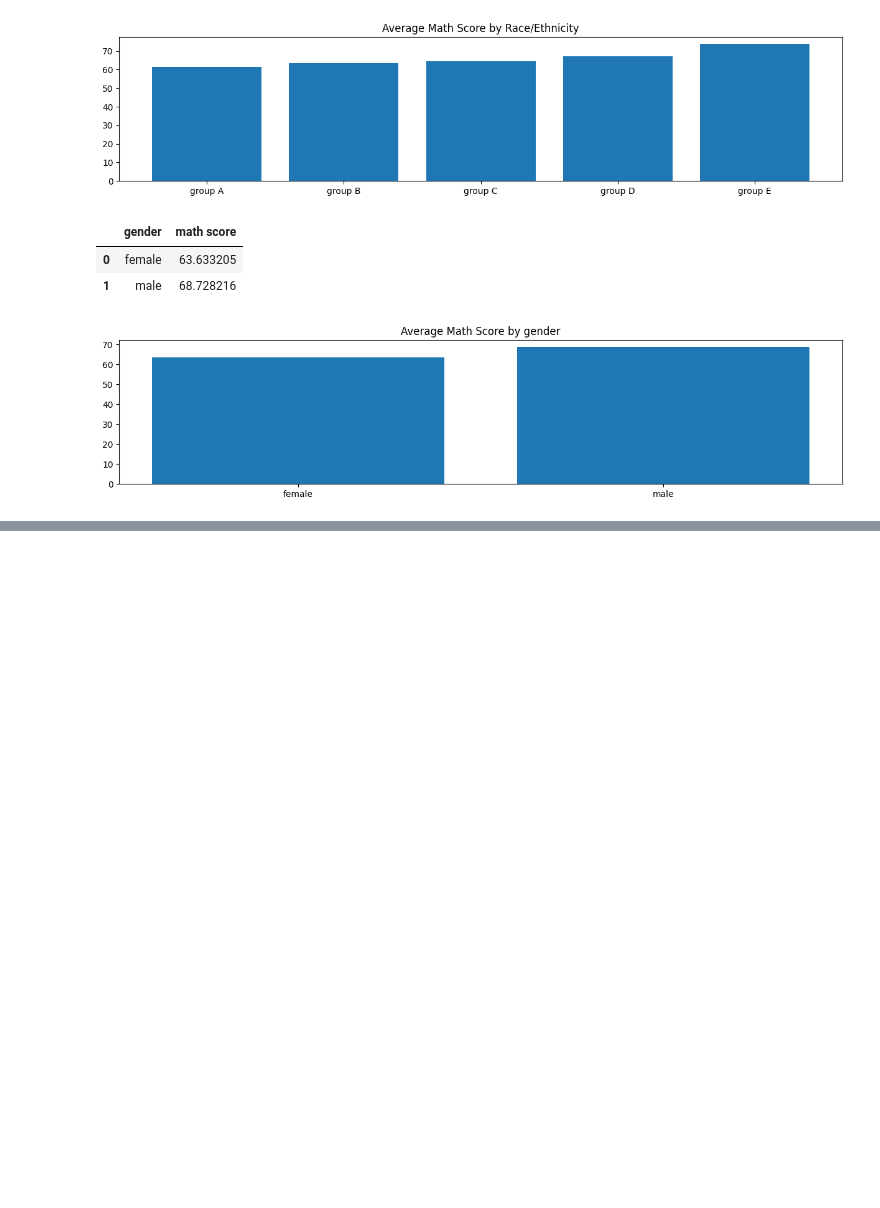
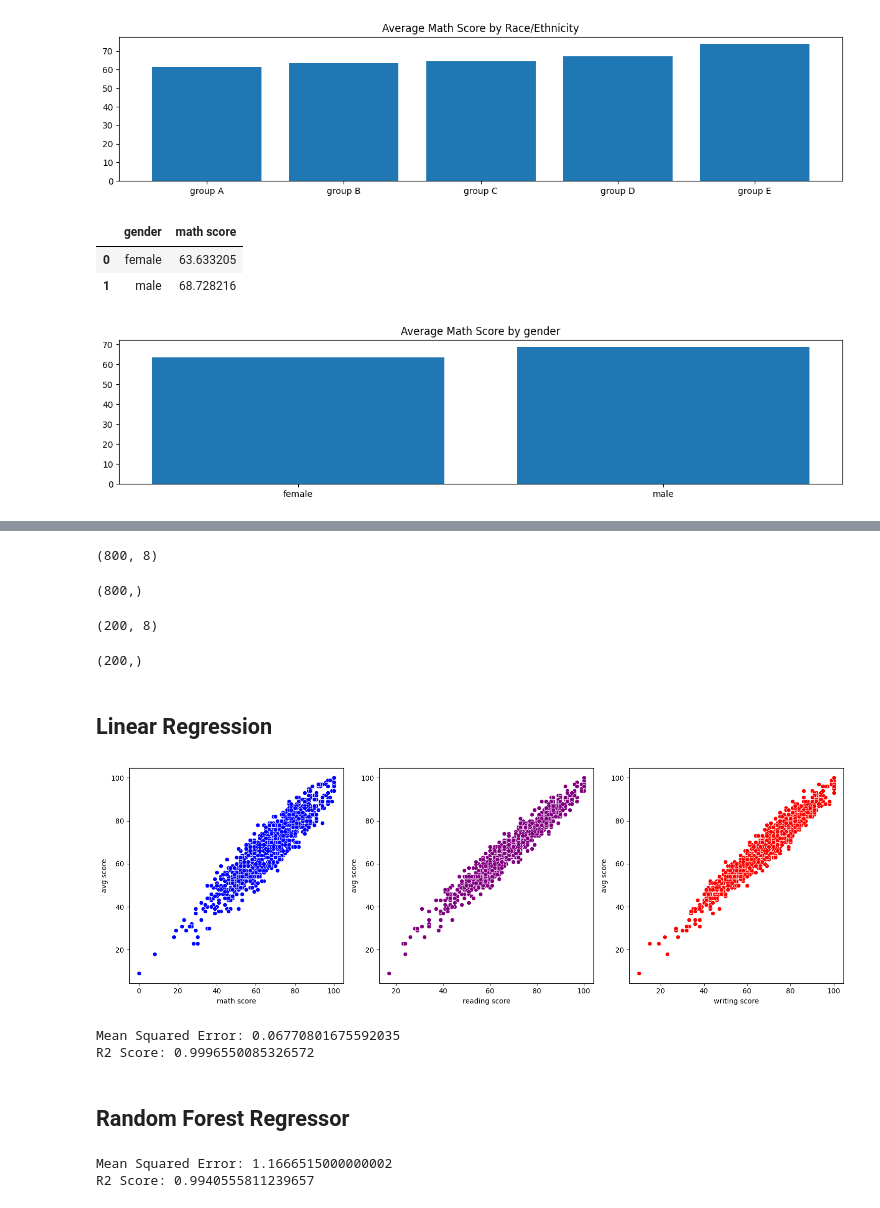
Before and after one commit to Ismail-2022/Recall_EDA, a Jupyter notebook: Recall_EDA.ipynb, the cells around one changed output, grey strips where cells are left out. Cells and saved outputs as stored; diff of their text form; code cells hidden in the pictures; blank space fills up the shorter version.

```diff
--- a/Recall_EDA.ipynb
+++ b/Recall_EDA.ipynb
@@ -324,0 +371,4 @@ plt.show()
+# %%
+# creating new col of avg score for student
+student_df["avg score"] = student_df[['math score','writing score','reading score']].mean(axis=1).astype(int)
+student_df[['math score','writing score','reading score','avg score']].head()
@@ -324,0 +382,3 @@ plt.show()
+# %%
+# adding another col - Grade
+student_df["grade"] = pd.cut(student_df['avg score'],bins=[0,60,70,80,90,100],labels=['F','D','C','B','A'])
@@ -324,0 +412,9 @@ plt.show()
+# %%
+from sklearn.preprocessing import LabelEncoder
+
+le = LabelEncoder()
+
+df_cols = ["gender","race/ethnicity","parental level of education","lunch","test preparation course" ]
+
+for col in df_cols:
+    student_df[col] = le.fit_transform(student_df[col])
@@ -324,0 +472,28 @@ plt.show()
+# %%
+x_train.shape
+# %% [output]
+(800, 8)
+# %%
+y_train.shape
+# %% [output]
+(800,)
+# %%
+x_test.shape
+# %% [output]
+(200, 8)
+# %%
+y_test.shape
+# %% [output]
+(200,)
+# %% [markdown]
+## Linear Regression
+# %%
+fig , axes = plt.subplots(1,3,figsize=(15,5))
+
+sns.scatterplot(x="math score",y="avg score",data=student_df,ax=axes[0],color="blue")
+sns.scatterplot(x="reading score",y="avg score",data=student_df,ax=axes[1],color="purple")
+sns.scatterplot(x="writing score",y="avg score",data=student_df,ax=axes[2],color="red")
+plt.tight_layout()
+plt.show()
+# %% [output]
+[figure, added]
@@ -324,0 +508,22 @@ plt.show()
+# %%
+print(f"Mean Squared Error: {mean_squared_error(y_test,y_pred)}")
+print(f"R2 Score: {r2_score(y_test,y_pred)}")
+# %% [output]
+Mean Squared Error: 0.06770801675592035
+R2 Score: 0.9996550085326572
+# %% [markdown]
+## Random Forest Regressor
+# %%
+from sklearn.ensemble import RandomForestRegressor
+from sklearn.metrics import mean_squared_error,r2_score
+
+rf = RandomForestRegressor()
+rf.fit(x_train,y_train)
+
+rf_y_pred = rf.predict(x_test)
+
+print(f"Mean Squared Error: {mean_squared_error(y_test,rf_y_pred)}")
+print(f"R2 Score: {r2_score(y_test,rf_y_pred)}")
+# %% [output]
+Mean Squared Error: 1.1666515000000002
+R2 Score: 0.9940555811239657
```
Also changed, not shown: parts of 24 cells of this notebook.
